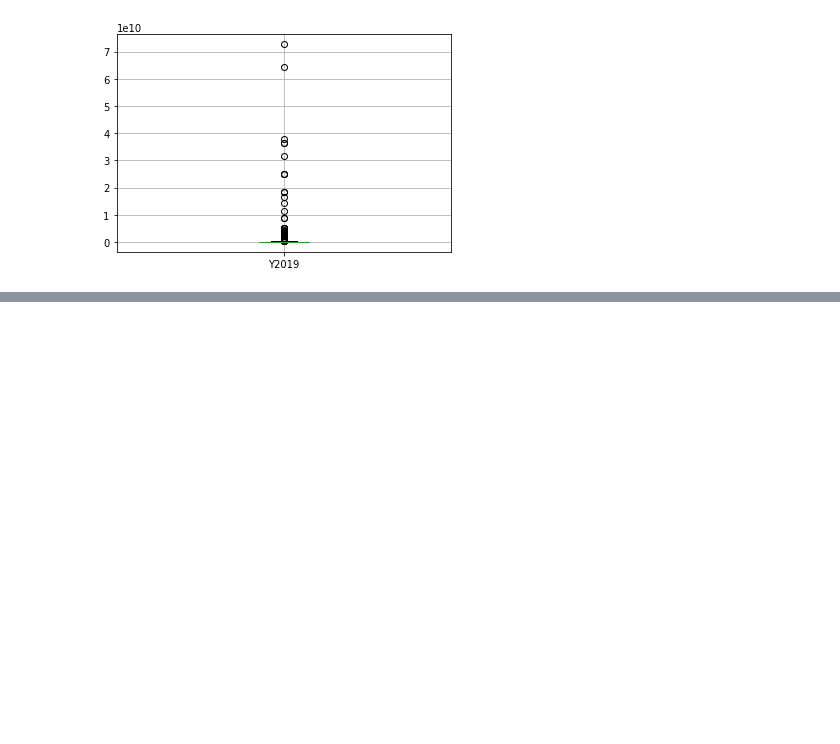
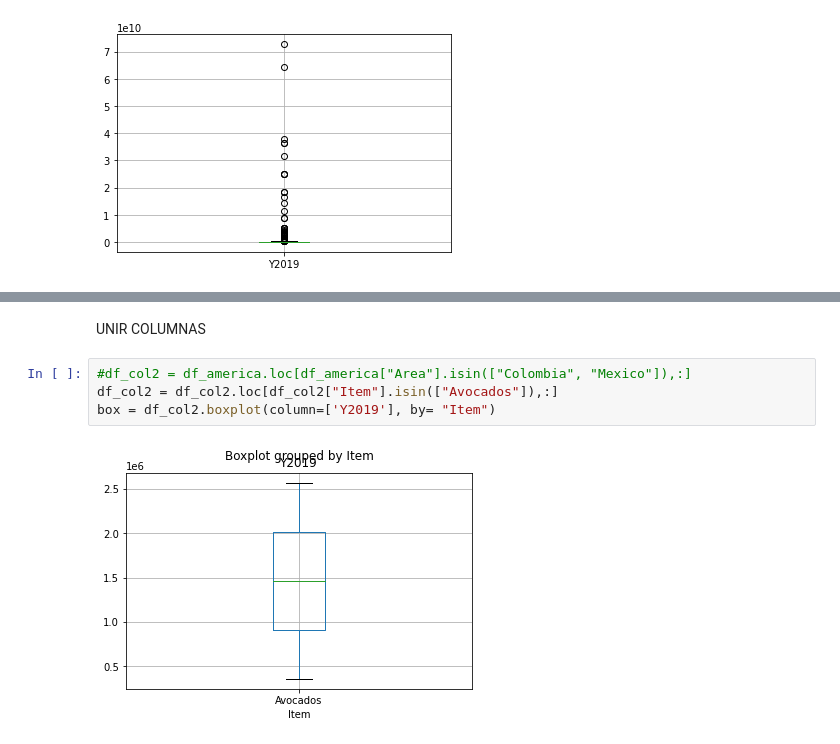
Before and after one commit to m1th/big_data, a Jupyter notebook: Phyton_Avanzado.ipynb, the cells around one changed output, grey strips where cells are left out. Drawn from its saved outputs; the diff is of its cells as text; blank space fills up the shorter version.

Commit message:
graphic #2 Datasets and dataframes

```diff
--- a/Phyton_Avanzado.ipynb
+++ b/Phyton_Avanzado.ipynb
@@ -678,0 +690,8 @@ boxplot.plot()
+# %% [markdown]
+UNIR COLUMNAS
+# %%
+#df_col2 = df_america.loc[df_america["Area"].isin(["Colombia", "Mexico"]),:]
+df_col2 = df_col2.loc[df_col2["Item"].isin(["Avocados"]),:]
+box = df_col2.boxplot(column=['Y2019'], by= "Item")
+# %% [output]
+[figure, added]
```
Also changed, not shown: parts of 1 cell of this notebook.
